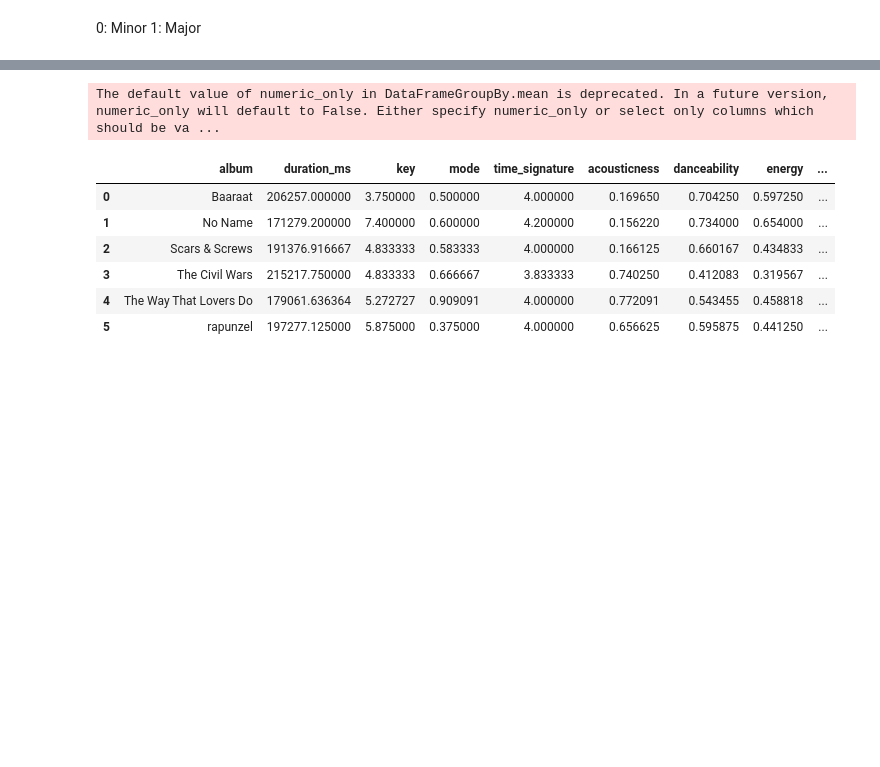
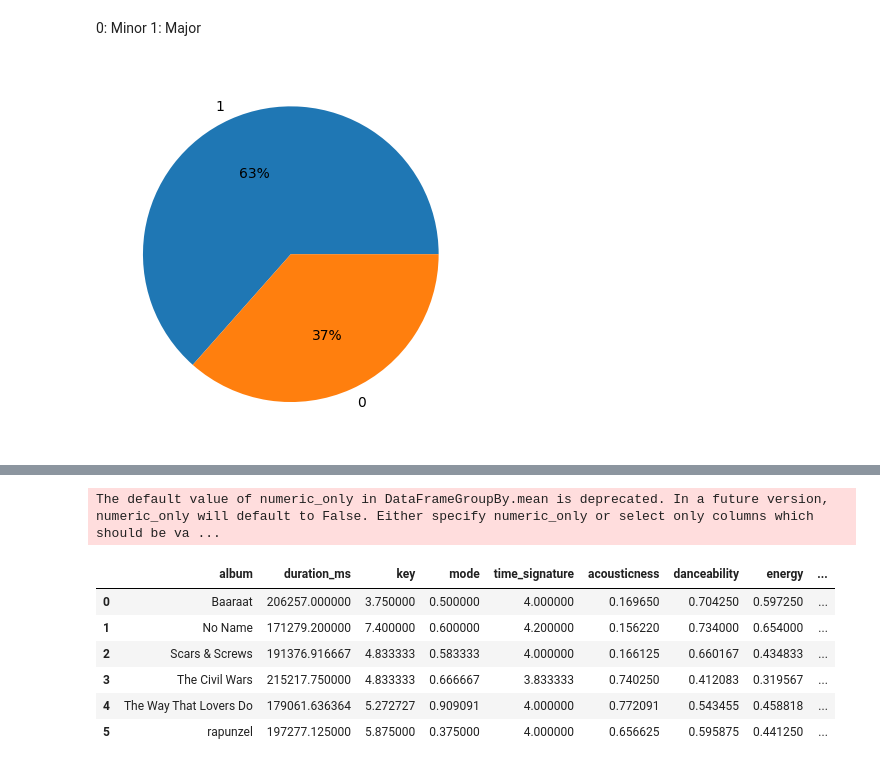
Before and after one commit to prrrathm/spotipy-analysis, a Jupyter notebook: DAVProjectFinal.ipynb, the cells around one changed output, grey strips where cells are left out. Saved outputs shown, nothing was run; the diff lists cells and outputs as text; code cells hidden in the pictures; blank space fills up the shorter version.

```diff
--- a/DAVProjectFinal.ipynb
+++ b/DAVProjectFinal.ipynb
@@ -73,7 +89,6 @@ px.histogram(FeatureDF, x = "key")
 # %%
 mode = list(FeatureDF['mode'].value_counts().index)
 size = list(FeatureDF['mode'].value_counts())
-
-fig = px.pie(values=size, names = mode)
-fig.update_layout(legend_title_text='Mode')
-fig.show()
+fig = plt.pie(size, labels=mode,autopct='%.0f%%')
+# %% [output]
+[figure, added]
```
Also changed, not shown: parts of 7 cells of this notebook.
